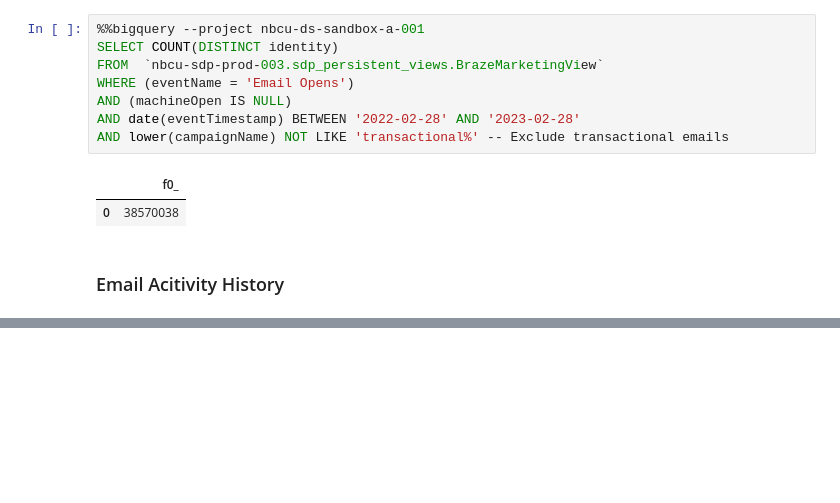
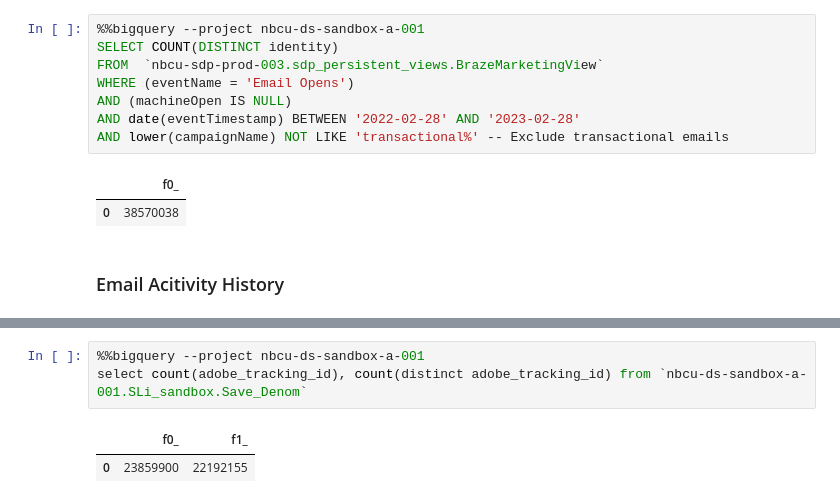
Before and after one commit to sandersli-nbc/CRM-Dashboard, a Jupyter notebook: test.ipynb, the cells around one changed output, grey strips where cells are left out. Cells and saved outputs as stored; diff of their text form; blank space fills up the shorter version.

```diff
--- a/test.ipynb
+++ b/test.ipynb
@@ -806,0 +343,6 @@ select * from `nbcu-ds-sandbox-a-001.SLi_sandbox.Email_Activity_Summary` order b
+# %%
+%%bigquery --project nbcu-ds-sandbox-a-001
+select count(adobe_tracking_id), count(distinct adobe_tracking_id) from `nbcu-ds-sandbox-a-001.SLi_sandbox.Save_Denom`
+# %% [output]
+|  | f0_ | f1_ |
+| 0 | 23859900 | 22192155 |
```
Also changed, not shown: parts of 79 cells of this notebook, 6 other files.
